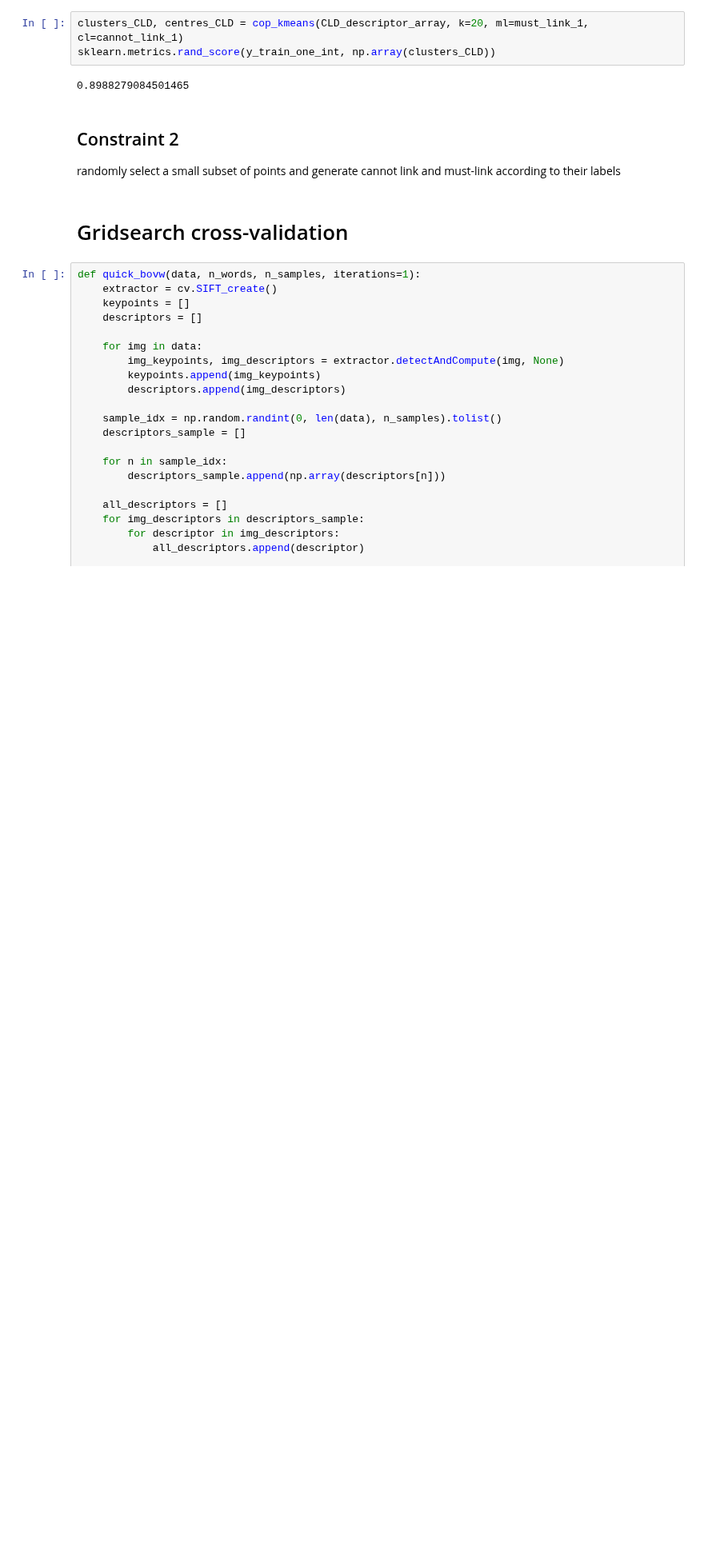
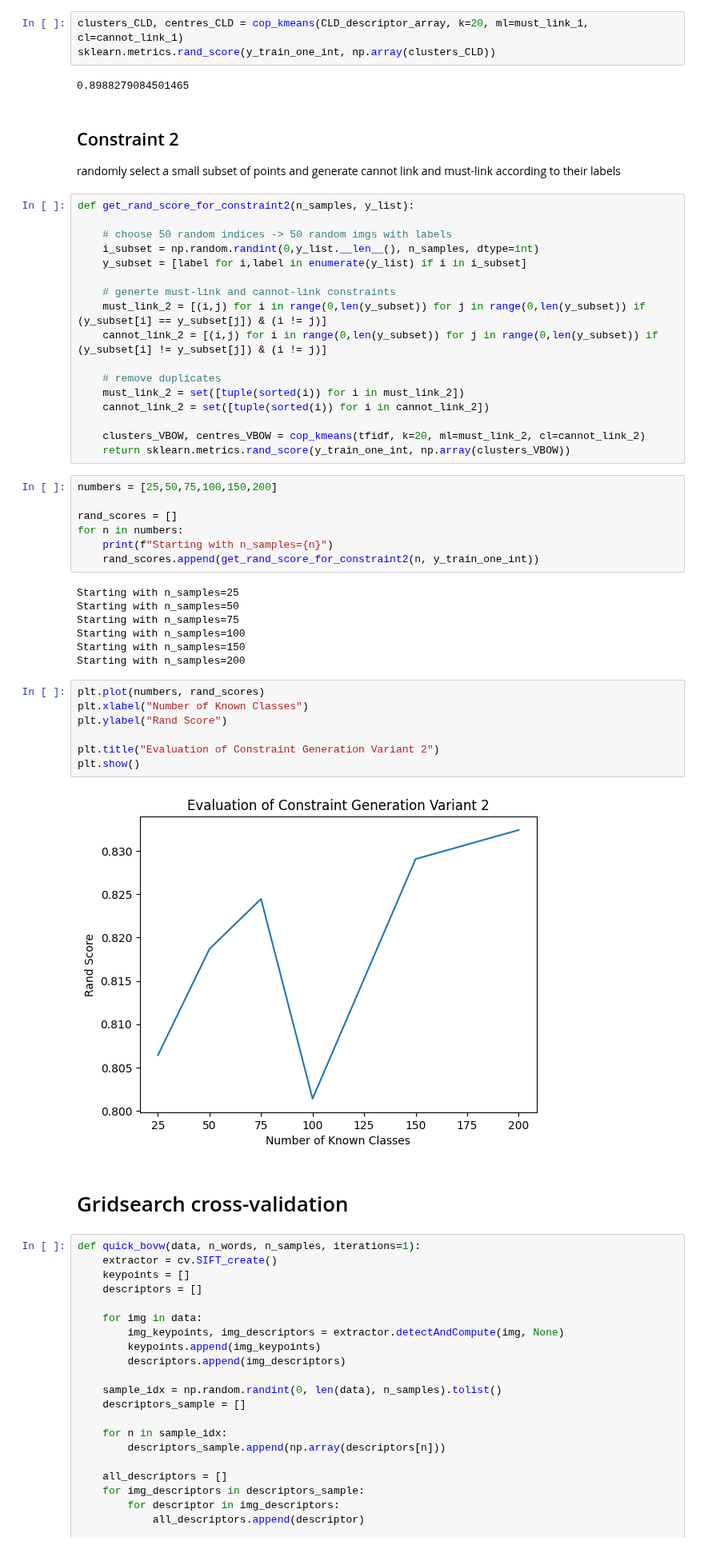
Before and after one commit to Revanchist317/ATiML-Project, a Jupyter notebook: PASCAL_constrained_clustering.ipynb, the cells around one changed output. Shown at 80% size. Saved outputs shown, nothing was run; the diff lists cells and outputs as text; blank space fills up the shorter version.

Commit message:
constraint generation variant 2

```diff
--- a/PASCAL_constrained_clustering.ipynb
+++ b/PASCAL_constrained_clustering.ipynb
@@ -708,6 +706,46 @@ sklearn.metrics.rand_score(y_train_one_int, np.array(clusters_CLD))
 # %% [markdown]
 ## Constraint 2
 randomly select a small subset of points and generate cannot link and must-link according to their labels
+# %%
+def get_rand_score_for_constraint2(n_samples, y_list):
+
+    # choose 50 random indices -> 50 random imgs with labels
+    i_subset = np.random.randint(0,y_list.__len__(), n_samples, dtype=int)
+    y_subset = [label for i,label in enumerate(y_list) if i in i_subset]
+
+    # generte must-link and cannot-link constraints
+    must_link_2 = [(i,j) for i in range(0,len(y_subset)) for j in range(0,len(y_subset)) if (y_subset[i] == y_subset[j]) & (i != j)]
+    cannot_link_2 = [(i,j) for i in range(0,len(y_subset)) for j in range(0,len(y_subset)) if (y_subset[i] != y_subset[j]) & (i != j)]
+
+    # remove duplicates
+    must_link_2 = set([tuple(sorted(i)) for i in must_link_2])
+    cannot_link_2 = set([tuple(sorted(i)) for i in cannot_link_2])
+
+    clusters_VBOW, centres_VBOW = cop_kmeans(tfidf, k=20, ml=must_link_2, cl=cannot_link_2)
+    return sklearn.metrics.rand_score(y_train_one_int, np.array(clusters_VBOW))
+# %%
+numbers = [25,50,75,100,150,200]
+
+rand_scores = []
+for n in numbers:
+    print(f"Starting with n_samples={n}")
+    rand_scores.append(get_rand_score_for_constraint2(n, y_train_one_int))
+# %% [output]
+Starting with n_samples=25
+Starting with n_samples=50
+Starting with n_samples=75
+Starting with n_samples=100
+Starting with n_samples=150
+Starting with n_samples=200
+# %%
+plt.plot(numbers, rand_scores)
+plt.xlabel("Number of Known Classes")
+plt.ylabel("Rand Score")
+
+plt.title("Evaluation of Constraint Generation Variant 2")
+plt.show()
+# %% [output]
+[figure, added]
 # %% [markdown]
 # Gridsearch cross-validation
 # %%
```
Also changed, not shown: parts of 2 cells of this notebook.
